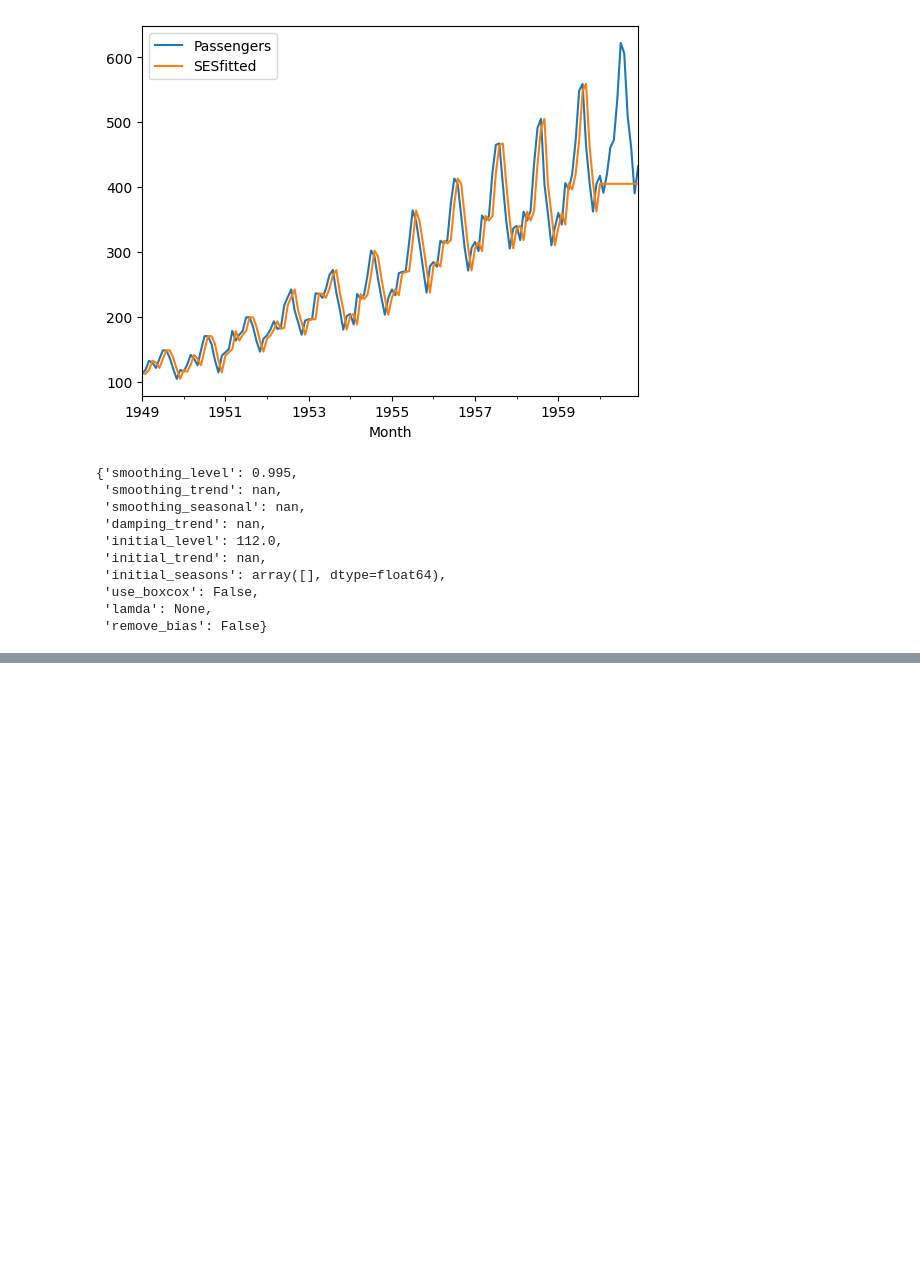
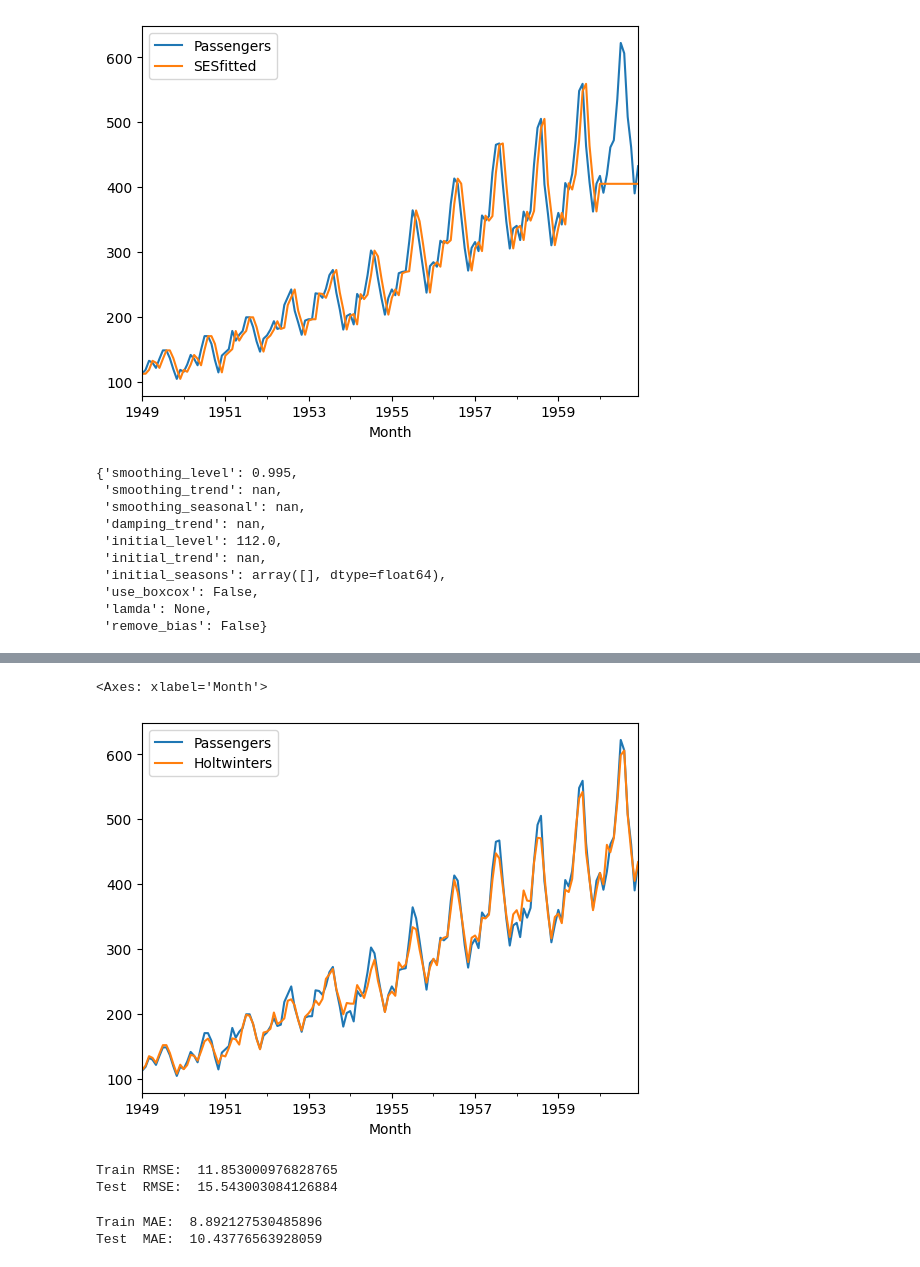
Before and after one commit to yeesem/Time-Series-Data-Analysis, a Jupyter notebook: EWMA_&_Holt_Winters.ipynb, the cells around one changed output, grey strips where cells are left out. Cells and saved outputs as stored; diff of their text form; code cells hidden in the pictures; blank space fills up the shorter version.

```diff
--- a/EWMA_&_Holt_Winters.ipynb
+++ b/EWMA_&_Holt_Winters.ipynb
@@ -206,0 +230,16 @@ res.params
+# %%
+hw = ExponentialSmoothing(
+    train['Passengers'],
+    initialization_method = 'legacy-heuristic',
+    trend = 'add',seasonal = 'add',seasonal_periods = 12
+)
+res_hw = hw.fit()
+# %%
+df.loc[train_idx,'Holtwinters'] = res_hw.fittedvalues
+# %%
+df.loc[test_idx,'Holtwinters'] = res_hw.forecast(N_test)
+# %%
+df[['Passengers','Holtwinters']].plot()
+# %% [output]
+<Axes: xlabel='Month'>
+[figure, added]
@@ -206,0 +252,12 @@ res.params
+# %%
+print("Train RMSE: ",rmse(train['Passengers'],res_hw.fittedvalues))
+print("Test  RMSE: ",rmse(test['Passengers'],res_hw.forecast(N_test)))
+# %% [output]
+Train RMSE:  11.853000976828765
+Test  RMSE:  15.543003084126884
+# %%
+print("Train MAE: ",mae(train['Passengers'],res_hw.fittedvalues))
+print("Test  MAE: ",mae(test['Passengers'],res_hw.forecast(N_test)))
+# %% [output]
+Train MAE:  8.892127530485896
+Test  MAE:  10.43776563928059
```
Also changed, not shown: parts of 19 cells of this notebook.
